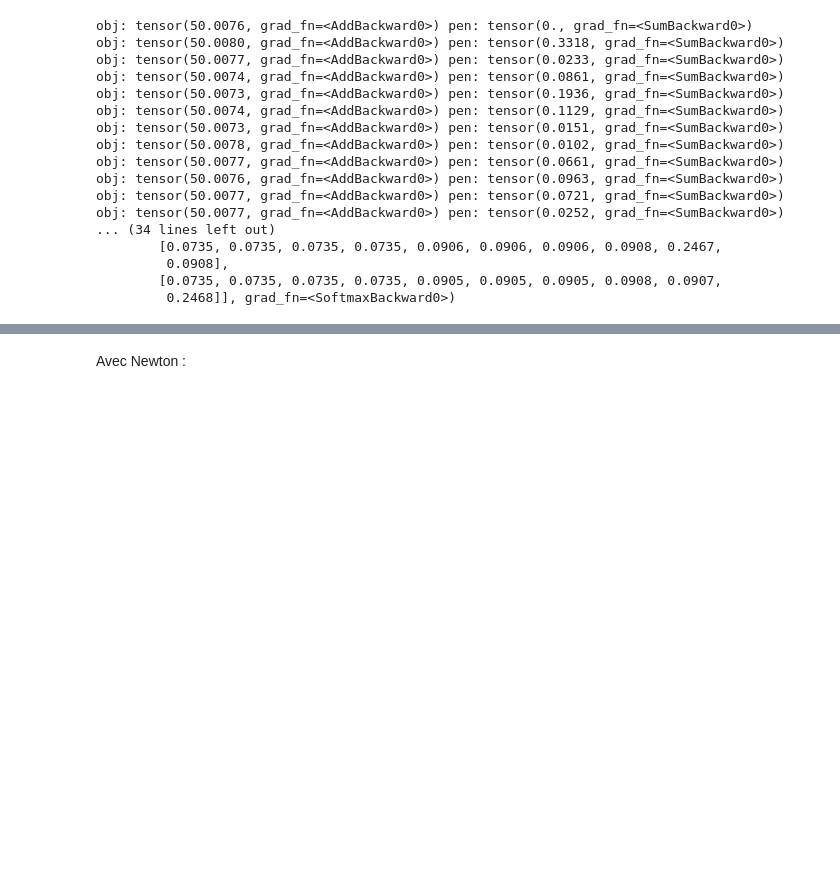
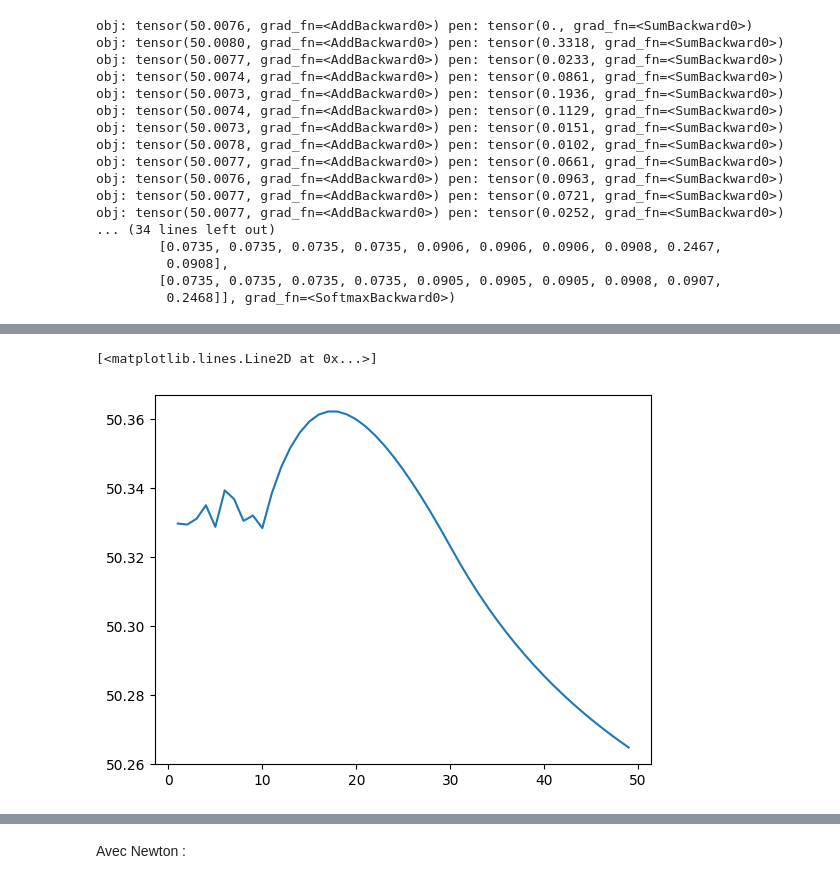
Before and after one commit to Octave289/stage_Inria, a Jupyter notebook: optimization_tests_2.ipynb, the cells around one changed output, grey strips where cells are left out. Cells and saved outputs as stored; diff of their text form; code cells hidden in the pictures; blank space fills up the shorter version.

Commit message:
permutation matrices are the best

```diff
--- a/optimization_tests_2.ipynb
+++ b/optimization_tests_2.ipynb
@@ -61,10 +63,12 @@ obj: tensor(50.0077, grad_fn=<AddBackward0>) pen: tensor(0.0252, grad_fn=<SumBac
 # %%
+params["N"] = 5
+params["u"] = [0.1]*5
 matrices = {}
 biomasses = {}
 for l in [1, 5, 10, 25, 50] :
     params["nb_colonnes_default"] = l*10
     params["L"] = l
-    P, biomass_list = solve_bistochastique(X_ini_one_layer_torch(N, params["nb_colonnes_default"]), T, params)
+    P, biomass_list = solve_bistochastique(X_ini_one_layer_torch(params["N"], params["nb_colonnes_default"], 0, 50/(l*10)), T, params)
     matrices[f'P{l}'] = P
     biomasses[f'B{l}'] = biomass_list
     print(P, biomass_list[-1])
@@ -73,0 +93,10 @@ obj: tensor(10.0720, grad_fn=<AddBackward0>) pen: tensor(0.4676, grad_fn=<SumBac
+# %%
+params["N"] = 3
+params["u"] = [0.1]*3
+matrices = {}
+biomasses = {}
+for l in [0.3, 1, 5, 10, 15, 20, 25, 50, 75, 100, 150] :
+    params["nb_colonnes_default"] = int(l*10)
+    params["L"] = l
+    meilleure_masse, meilleure_matrice, _ = meilleure_matrice_de_permutation(X_ini_one_layer(params["N"], params["nb_colonnes_default"], 0, 50/(l*10)), T, params)
+    print(meilleure_masse, meilleure_matrice)
@@ -73,0 +121,14 @@ obj: tensor(10.0720, grad_fn=<AddBackward0>) pen: tensor(0.4676, grad_fn=<SumBac
+# %%
+params["N"] = 3
+params["u"] = [0.1]*3
+masses = []
+for l in range(1, 50):
+    params["nb_colonnes_default"] = int(l*10)
+    params["L"] = l
+    meilleure_masse, meilleure_matrice, _ = meilleure_matrice_de_permutation(X_ini_one_layer(params["N"], params["nb_colonnes_default"], 0, 50/(l*10)), T, params)
+    masses.append(meilleure_masse)
+
+plt.plot([k for k in range(1, 50)], masses)
+# %% [output]
+[<matplotlib.lines.Line2D at 0x...>]
+[figure, added]
```
Also changed, not shown: parts of 14 cells of this notebook, 14 other files.
